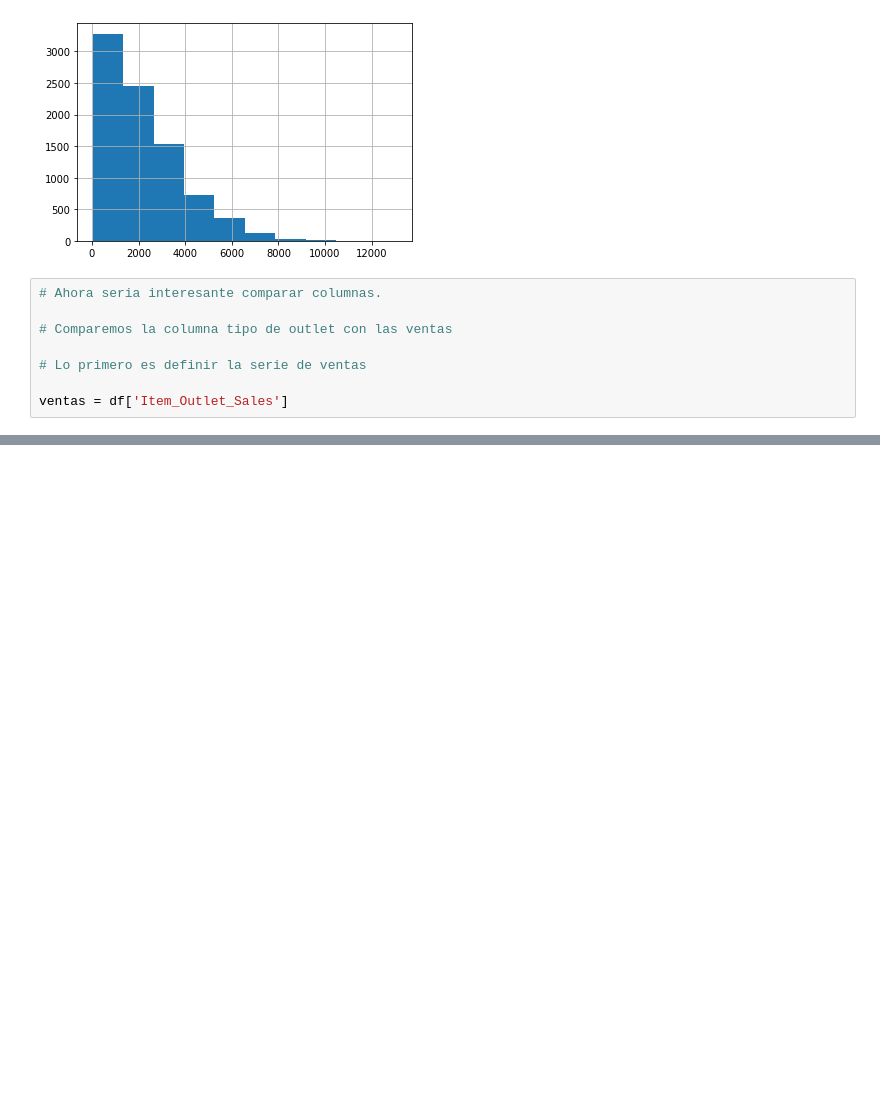
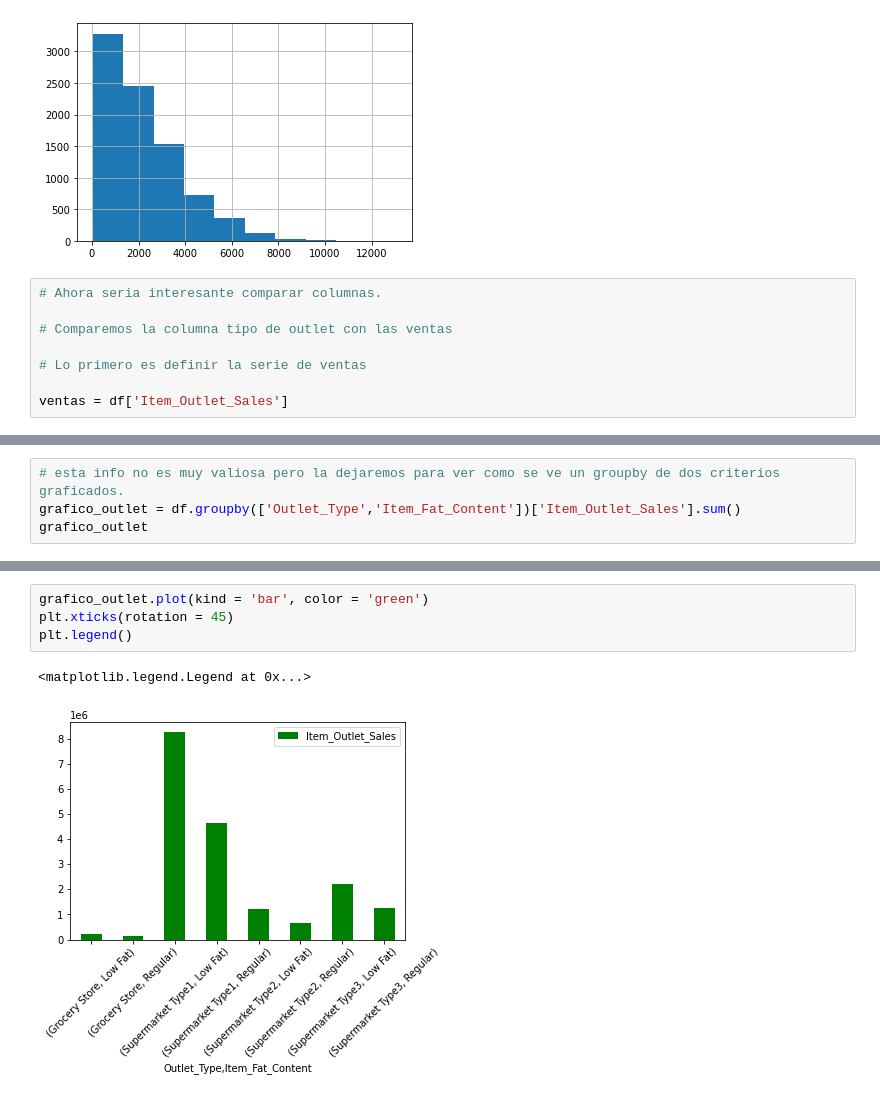
Before and after one commit to Jose-Balocchi/Retail---Predicciones-de-ventas, a Jupyter notebook: 05_Proyecto_1.ipynb, the cells around one changed output, grey strips where cells are left out. Cells and saved outputs as stored; diff of their text form; blank space fills up the shorter version.

```diff
--- a/05_Proyecto_1.ipynb
+++ b/05_Proyecto_1.ipynb
@@ -367,0 +391,4 @@ plt.plot(tipo_de_outlet,ventas, 'b')
+# %%
+# esta info no es muy valiosa pero la dejaremos para ver como se ve un groupby de dos criterios graficados.
+grafico_outlet = df.groupby(['Outlet_Type','Item_Fat_Content'])['Item_Outlet_Sales'].sum()
+grafico_outlet
@@ -367,0 +406,7 @@ plt.plot(tipo_de_outlet,ventas, 'b')
+# %%
+grafico_outlet.plot(kind = 'bar', color = 'green')
+plt.xticks(rotation = 45)
+plt.legend()
+# %% [output]
+<matplotlib.legend.Legend at 0x...>
+[figure, added]
```
Also changed, not shown: parts of 6 cells of this notebook.
